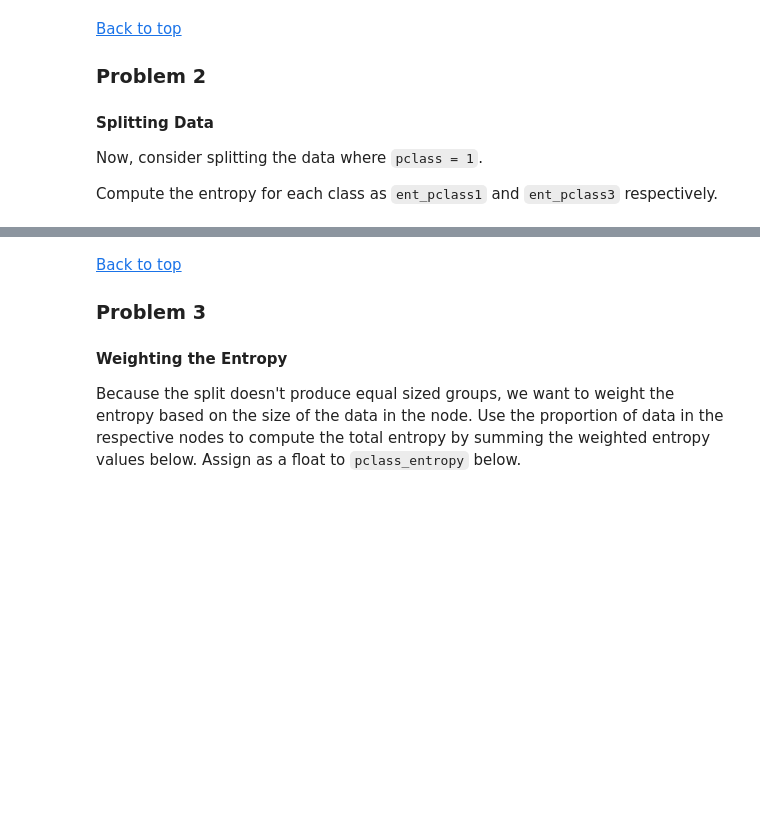
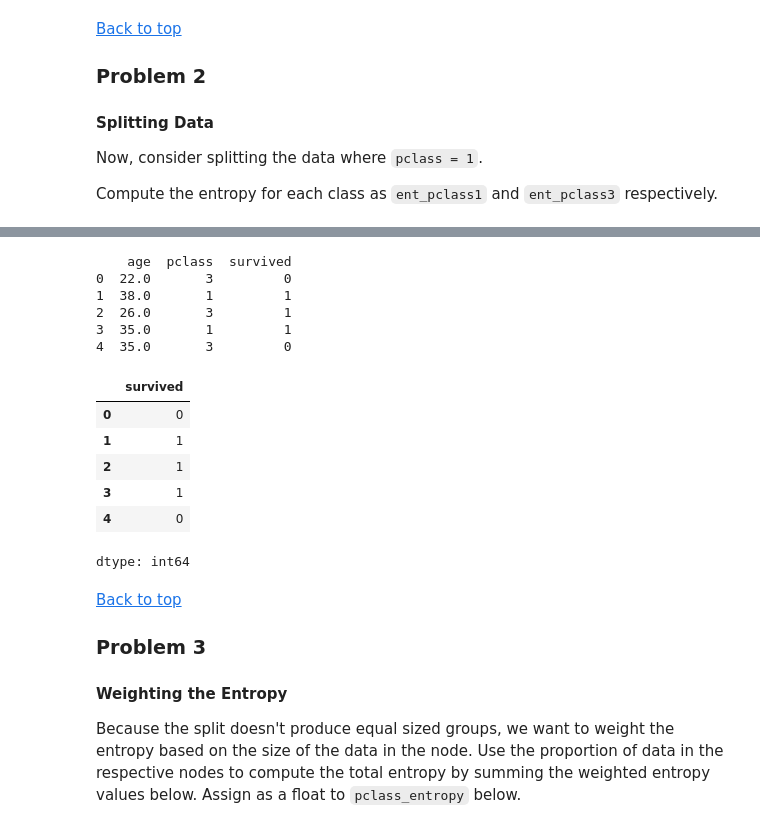
Before and after one commit to Subroy1/MSAI_AllPracticeModules, a Jupyter notebook: Module 14/colab_activity14_3.ipynb, the cells around one changed output, grey strips where cells are left out. Saved outputs shown, nothing was run; the diff lists cells and outputs as text; code cells hidden in the pictures; blank space fills up the shorter version.

```diff
--- a/Module 14/colab_activity14_3.ipynb
+++ b/Module 14/colab_activity14_3.ipynb
@@ -94,3 +93,20 @@ Right Node:  0.92
+# %%
+print(titanic)
+y
+# %% [output]
+    age  pclass  survived
+0  22.0       3         0
+1  38.0       1         1
+2  26.0       3         1
+3  35.0       1         1
+4  35.0       3         0
+|  | survived |
+| 0 | 0 |
+| 1 | 1 |
+| 2 | 1 |
+| 3 | 1 |
+| 4 | 0 |
+dtype: int64
 # %% [markdown]
 [Back to top](#-Index)
 
```
Also changed, not shown: parts of 8 cells of this notebook.
